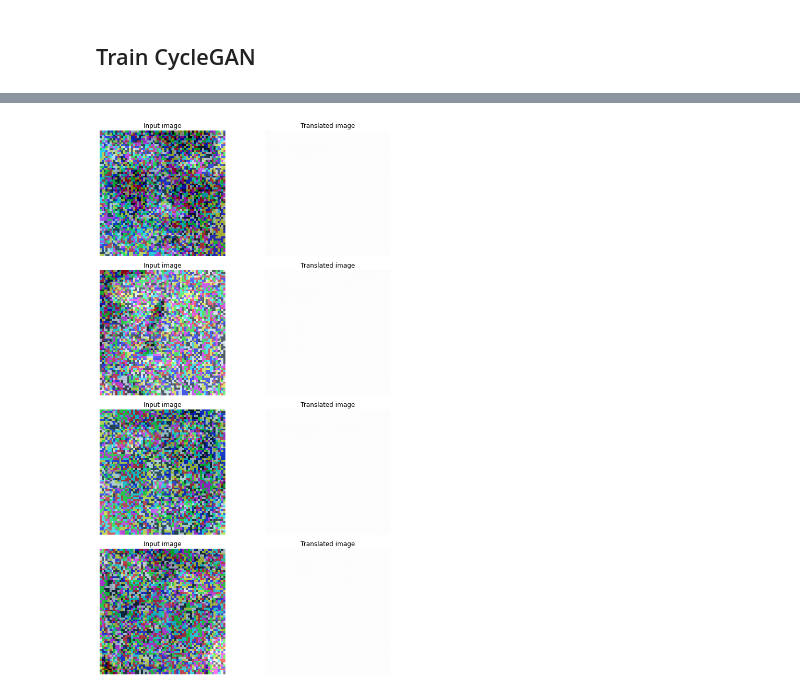
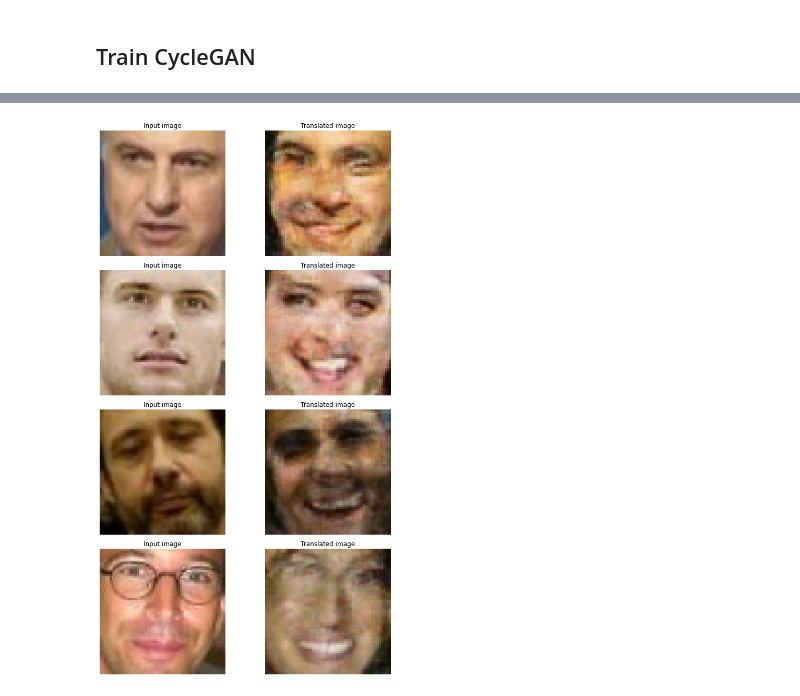
Before and after one commit to marcociav/smile-app, a Jupyter notebook: model-creation/model_creation.ipynb, the cells around one changed output, grey strips where cells are left out. Drawn from its saved outputs; the diff is of its cells as text; code cells hidden in the pictures.

```diff
--- a/model-creation/model_creation.ipynb
+++ b/model-creation/model_creation.ipynb
@@ -35,6 +42,2 @@ non_smile_path = 'data/transformed/non_smile'
 # %% [markdown]
 ## Create Image Datasets
-# %%
-batch_size = 4
-w, h = 64, 64  # known by previously analizing images
-print(w, h)
@@ -68,23 +67,15 @@ smile_ds.map
+# %%
+smile_ds = smile_ds.map(normalize_img)
+non_smile_ds = non_smile_ds.map(normalize_img)
 # %%
-for img in non_smile_ds.take(1):
-  img =
-
-
-_, ax = plt.subplots(4, 2, figsize=(10, 15))
-for i, img in enumerate(test_horses.take(4)):
-    prediction = cycle_gan_model.gen_G(img, training=False)[0].numpy()
-    prediction = (prediction * 127.5 + 127.5).astype(np.uint8)
+_, ax = plt.subplots(4, 1, figsize=(10, 15))
+for i, img in enumerate(smile_ds.take(4)):
     img = (img[0] * 127.5 + 127.5).numpy().astype(np.uint8)
 
-    ax[i, 0].imshow(img)
-    ax[i, 1].imshow(prediction)
-    ax[i, 0].set_title("Input image")
-    ax[i, 0].set_title("Input image")
-    ax[i, 1].set_title("Translated image")
-    ax[i, 0].axis("off")
-    ax[i, 1].axis("off")
+    ax[i].imshow(img)
+    ax[i].set_title("Input image")
+    ax[i].set_title("Input image")
+    ax[i].axis("off")
 
-    prediction = keras.preprocessing.image.array_to_img(prediction)
-    prediction.save("predicted_img_{i}.png".format(i=i))
 plt.tight_layout()
 plt.show()
@@ -140,7 +133,7 @@ model_checkpoint_callback = keras.callbacks.ModelCheckpoint(
 # 7 minutes on a single P100 backed machine.
 cycle_gan_model.fit(
     tf.data.Dataset.zip((non_smile_ds, smile_ds)),
-    epochs=1,
+    epochs=epochs,
     # callbacks=[model_checkpoint_callback],  # add plotter if necessary
 )
 # %% [output]
@@ -149,24 +158,24 @@ cycle_gan_model.fit(
 # %%
 _, ax = plt.subplots(4, 2, figsize=(10, 15))
 for i, img in enumerate(non_smile_ds.take(4)):
     prediction = cycle_gan_model.gen_G(img, training=False)[0].numpy()
     prediction = (prediction * 127.5 + 127.5).astype(np.uint8)
     img = (img[0] * 127.5 + 127.5).numpy().astype(np.uint8)
 
     ax[i, 0].imshow(img)
     ax[i, 1].imshow(prediction)
     ax[i, 0].set_title("Input image")
     ax[i, 0].set_title("Input image")
     ax[i, 1].set_title("Translated image")
     ax[i, 0].axis("off")
     ax[i, 1].axis("off")
 
-    prediction = keras.preprocessing.image.array_to_img(prediction)
-    prediction.save("predicted_img_{i}.png".format(i=i))
+    # prediction = keras.preprocessing.image.array_to_img(prediction)
+    # prediction.save("predicted_img_{i}.png".format(i=i))
 plt.tight_layout()
 plt.show()
 # %% [output]
-[figure, old version]
+[figure, new version]
 # %%
 # The plan is to train a CycleGAN where:
 # 1. The Generator1 (G1) tries to generate a smile image starting from a non smile
```
Also changed, not shown: parts of 6 cells of this notebook.
